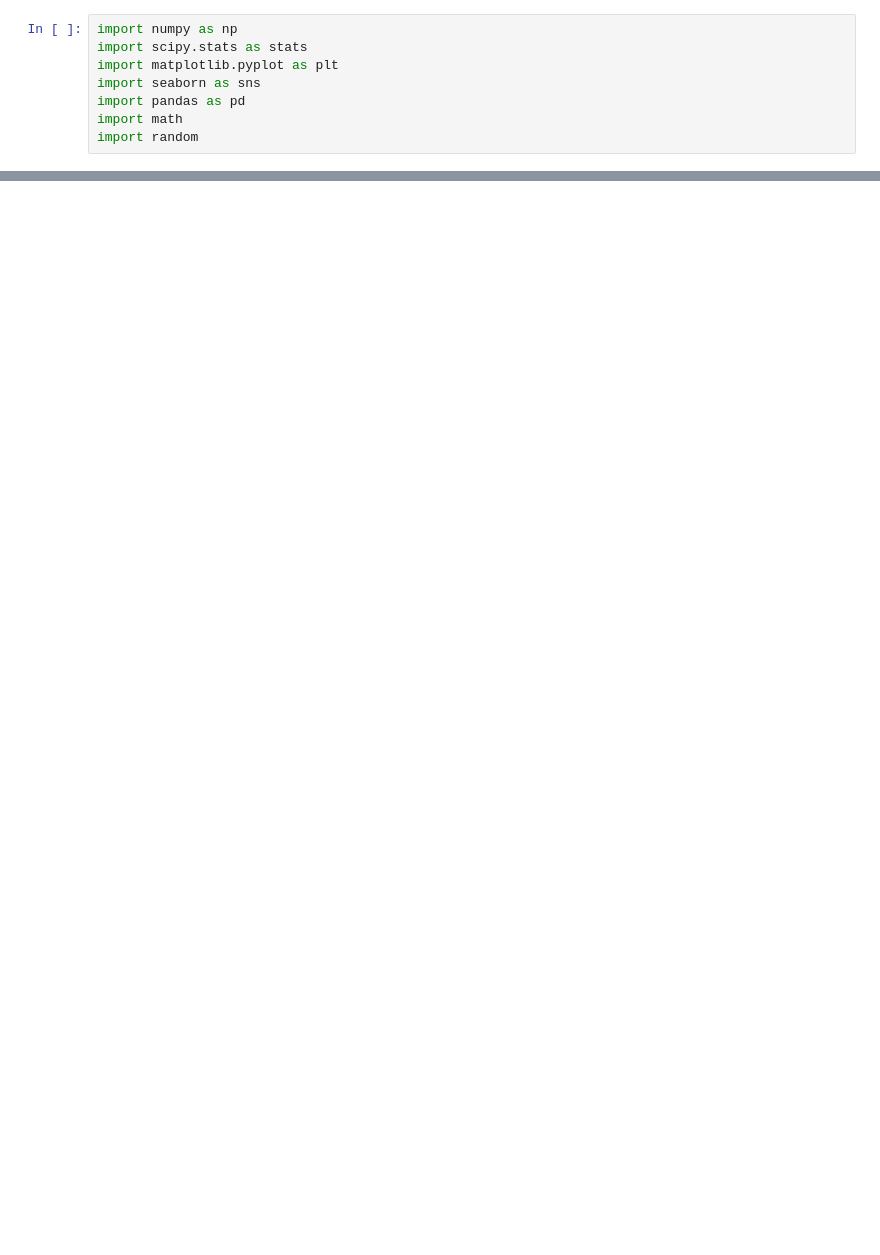
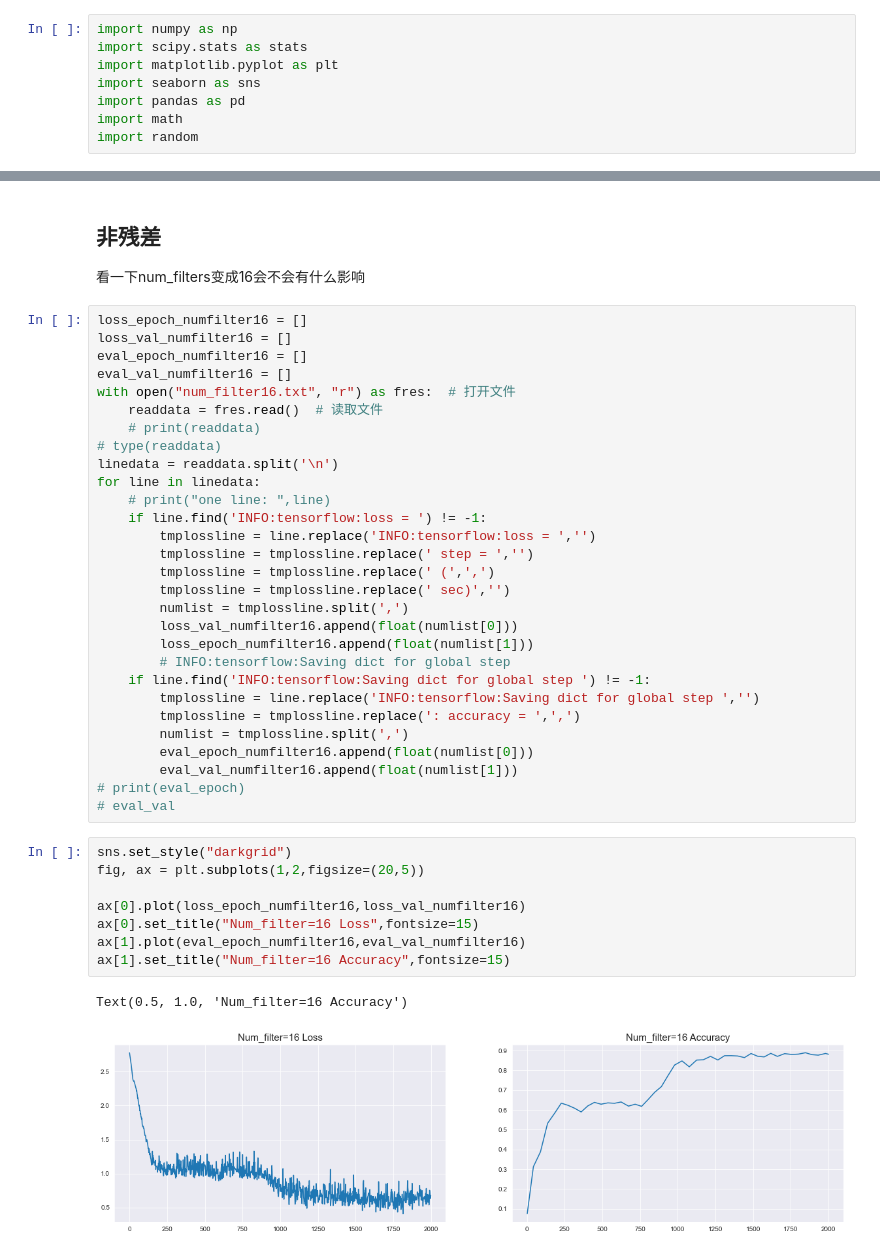
Before and after one commit to LittleQili/CS473, a Jupyter notebook: tfgraphics/output/proc_data.ipynb, the cells around one changed output, grey strips where cells are left out. Drawn from its saved outputs; the diff is of its cells as text; blank space fills up the shorter version.

```diff
--- a/tfgraphics/output/proc_data.ipynb
+++ b/tfgraphics/output/proc_data.ipynb
@@ -86,3 +91,46 @@ ax[1].set_title("Simple Residual Accuracy",fontsize=15)
 # %% [output]
 Text(0.5, 1.0, 'Simple Residual Accuracy')
 [figure]
+# %% [markdown]
+## 非残差
+看一下num_filters变成16会不会有什么影响
+# %%
+loss_epoch_numfilter16 = []
+loss_val_numfilter16 = []
+eval_epoch_numfilter16 = []
+eval_val_numfilter16 = []
+with open("num_filter16.txt", "r") as fres:  # 打开文件
+    readdata = fres.read()  # 读取文件
+    # print(readdata)
+# type(readdata)
+linedata = readdata.split('\n')
+for line in linedata:
+    # print("one line: ",line)
+    if line.find('INFO:tensorflow:loss = ') != -1:
+        tmplossline = line.replace('INFO:tensorflow:loss = ','')
+        tmplossline = tmplossline.replace(' step = ','')
+        tmplossline = tmplossline.replace(' (',',')
+        tmplossline = tmplossline.replace(' sec)','')
+        numlist = tmplossline.split(',')
+        loss_val_numfilter16.append(float(numlist[0]))
+        loss_epoch_numfilter16.append(float(numlist[1]))
+        # INFO:tensorflow:Saving dict for global step
+    if line.find('INFO:tensorflow:Saving dict for global step ') != -1:
+        tmplossline = line.replace('INFO:tensorflow:Saving dict for global step ','')
+        tmplossline = tmplossline.replace(': accuracy = ',',')
+        numlist = tmplossline.split(',')
+        eval_epoch_numfilter16.append(float(numlist[0]))
+        eval_val_numfilter16.append(float(numlist[1]))
+# print(eval_epoch)
+# eval_val
+# %%
+sns.set_style("darkgrid")
+fig, ax = plt.subplots(1,2,figsize=(20,5))
+
+ax[0].plot(loss_epoch_numfilter16,loss_val_numfilter16)
+ax[0].set_title("Num_filter=16 Loss",fontsize=15)
+ax[1].plot(eval_epoch_numfilter16,eval_val_numfilter16)
+ax[1].set_title("Num_filter=16 Accuracy",fontsize=15)
+# %% [output]
+Text(0.5, 1.0, 'Num_filter=16 Accuracy')
+[figure, added]
```
Also changed, not shown: parts of 19 cells of this notebook, 6 other files.
